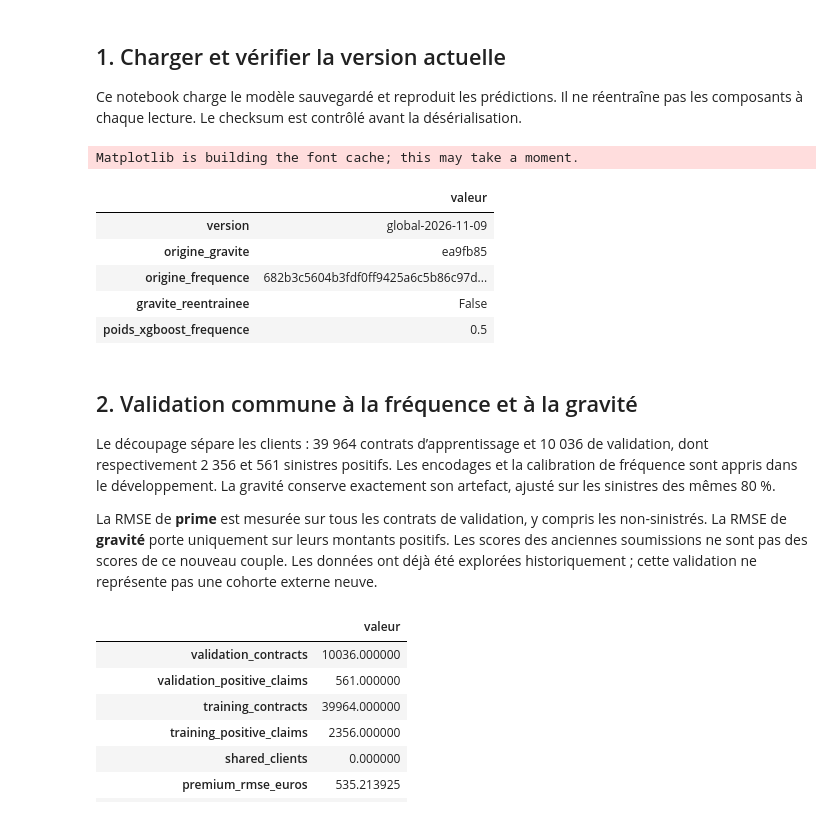
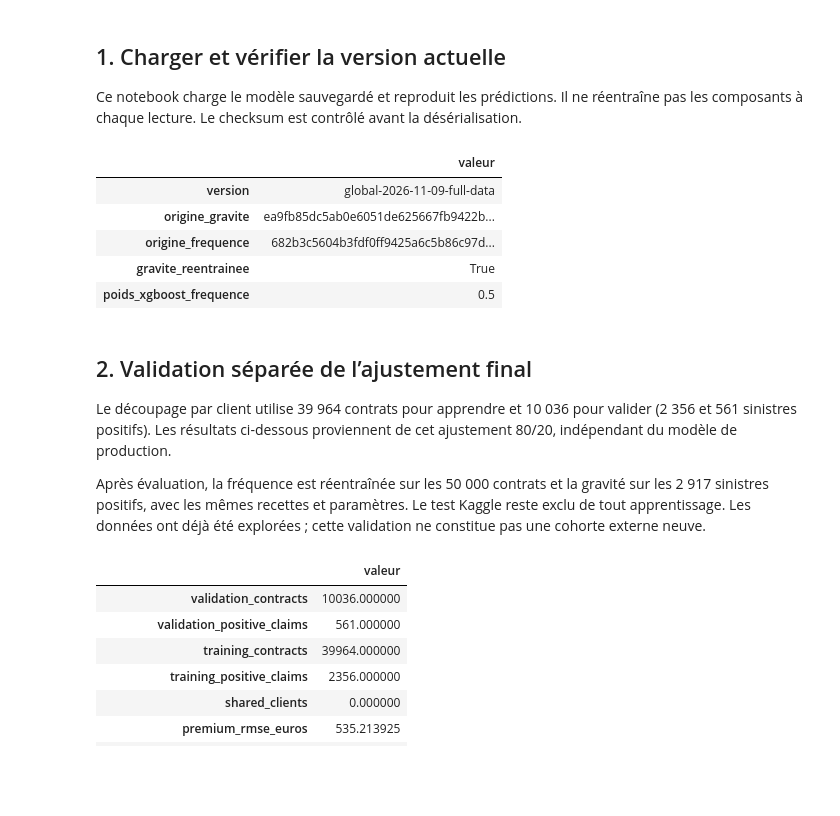
Before and after one commit to MaximilienCY/TD-Tarification-automobile-par-Machine-Learning, a Jupyter notebook: modele_global.ipynb, the cells around one changed output. Saved outputs shown, nothing was run; the diff lists cells and outputs as text; code cells hidden in the pictures; blank space fills up the shorter version.

Commit message:
Refit final pricing model on all training data and evaluate severity interactions

```diff
--- a/modele_global.ipynb
+++ b/modele_global.ipynb
@@ -22,44 +22,44 @@ la désérialisation.
 # %%
 from pathlib import Path
 import sys, json
 import numpy as np
 import pandas as pd
 import matplotlib
 matplotlib.use('Agg')
 import matplotlib.pyplot as plt
 from IPython.display import display, Image
 cwd=Path.cwd().resolve()
 ROOT=next(p for p in [cwd,*cwd.parents] if (p/'integration_sources.json').exists())
 sys.path.insert(0,str(ROOT))
 import run as app
 model=app.load()
 manifest=json.loads((ROOT/'models/global_model.json').read_text())
 display(pd.Series({'version':manifest['version'],
                    'origine_gravite':manifest['sources']['severity_commit'],
                    'origine_frequence':manifest['sources']['frequency_commit'],
                    'gravite_reentrainee':manifest['severity']['refitted'],
                    'poids_xgboost_frequence':manifest['frequency']['blend_weight']},name='valeur').to_frame())
+assert manifest['frequency']['fit_contracts']==50000
+assert manifest['severity']['fit_positive_claims']==2917
+assert manifest['severity']['refitted'] is True
 # %% [output]
-Matplotlib is building the font cache; this may take a moment.
 |  | valeur |
-| version | global-2026-11-09 |
-| origine_gravite | ea9fb85 |
+| version | global-2026-11-09-full-data |
+| origine_gravite | ea9fb85dc5ab0e6051de625667fb9422b... |
 | origine_frequence | 682b3c5604b3fdf0ff9425a6c5b86c97d... |
-| gravite_reentrainee | False |
+| gravite_reentrainee | True |
 | poids_xgboost_frequence | 0.5 |
 # %% [markdown]
-## 2. Validation commune à la fréquence et à la gravité
+## 2. Validation séparée de l’ajustement final
 
-Le découpage sépare les clients : 39 964 contrats d’apprentissage et 10 036 de
-validation, dont respectivement 2 356 et 561 sinistres positifs. Les encodages et
-la calibration de fréquence sont appris dans le développement. La gravité
-conserve exactement son artefact, ajusté sur les sinistres des mêmes 80 %.
+Le découpage par client utilise 39 964 contrats pour apprendre et 10 036 pour
+valider (2 356 et 561 sinistres positifs). Les résultats ci-dessous proviennent
+de cet ajustement 80/20, indépendant du modèle de production.
 
-La RMSE de **prime** est mesurée sur tous les contrats de validation, y compris
-les non-sinistrés. La RMSE de **gravité** porte uniquement sur leurs montants
-positifs. Les scores des anciennes soumissions ne sont pas des scores de ce
-nouveau couple. Les données ont déjà été explorées historiquement ; cette
-validation ne représente pas une cohorte externe neuve.
+Après évaluation, la fréquence est réentraînée sur les 50 000 contrats et la
+gravité sur les 2 917 sinistres positifs, avec les mêmes recettes et paramètres.
+Le test Kaggle reste exclu de tout apprentissage. Les données ont déjà été
+explorées ; cette validation ne constitue pas une cohorte externe neuve.
 # %%
 metrics=json.loads((ROOT/'reports/validation.json').read_text())
 display(pd.Series(metrics,name='valeur').to_frame())
```
Also changed, not shown: parts of 3 cells of this notebook, 15 other files.
